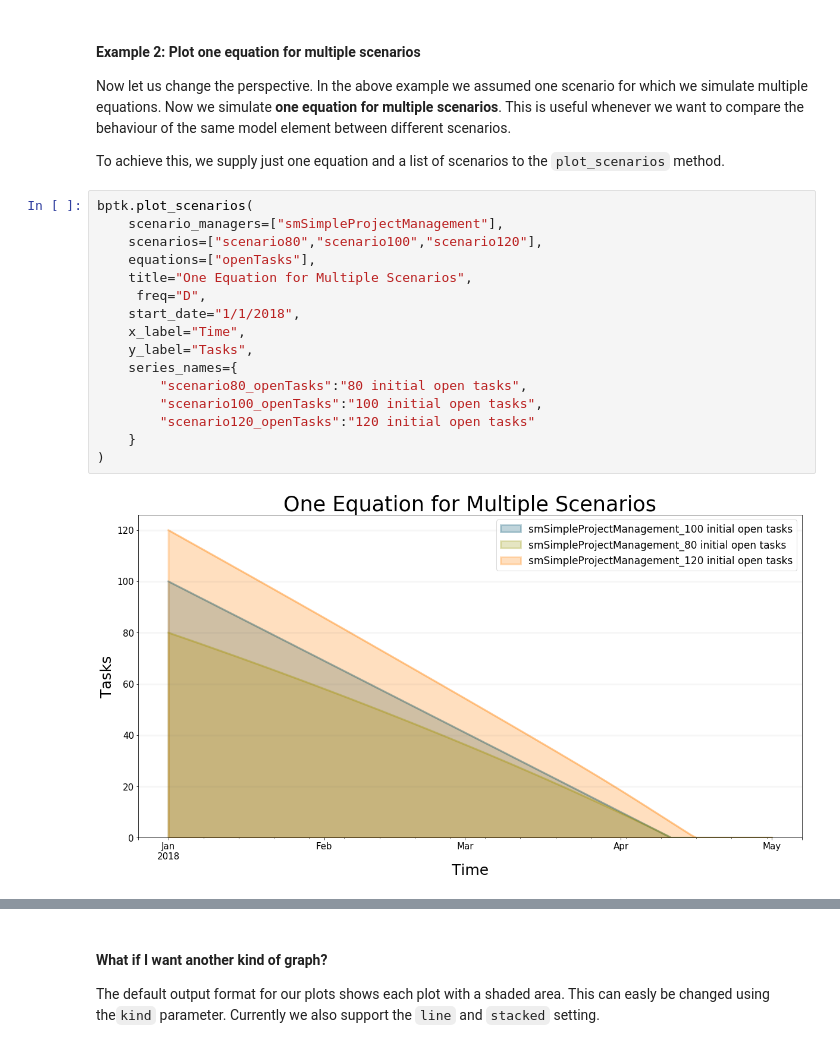
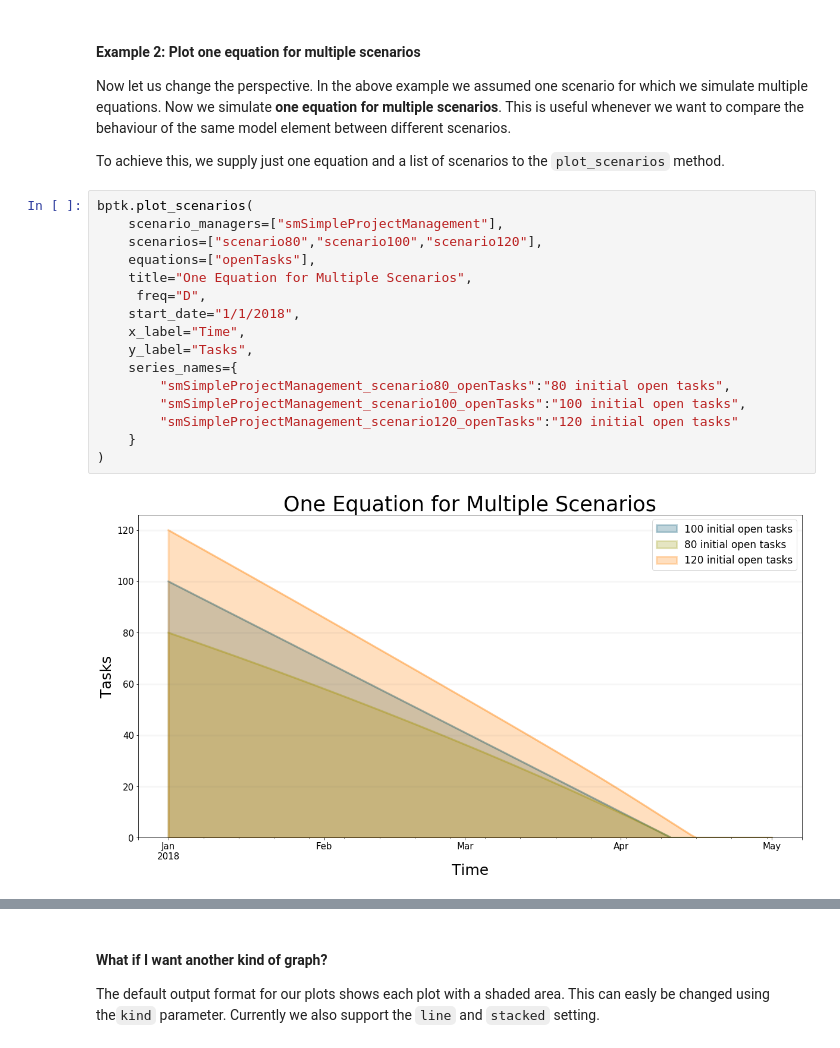
Before and after one commit to transentis/bptk_py_tutorial, a Jupyter notebook: bptk_py_introduction.ipynb, the cells around one changed output, grey strips where cells are left out. Cells and saved outputs as stored; diff of their text form.

```diff
--- a/bptk_py_introduction.ipynb
+++ b/bptk_py_introduction.ipynb
@@ -242,21 +242,21 @@ To achieve this, we supply just one equation and a list of scenarios to the `plo
 # %%
 bptk.plot_scenarios(
     scenario_managers=["smSimpleProjectManagement"],
     scenarios=["scenario80","scenario100","scenario120"],
     equations=["openTasks"],
     title="One Equation for Multiple Scenarios",
      freq="D",
     start_date="1/1/2018",
     x_label="Time",
     y_label="Tasks",
     series_names={
-        "scenario80_openTasks":"80 initial open tasks",
-        "scenario100_openTasks":"100 initial open tasks",
-        "scenario120_openTasks":"120 initial open tasks"
+        "smSimpleProjectManagement_scenario80_openTasks":"80 initial open tasks",
+        "smSimpleProjectManagement_scenario100_openTasks":"100 initial open tasks",
+        "smSimpleProjectManagement_scenario120_openTasks":"120 initial open tasks"
     }
 )
 # %% [output]
-[figure, old version]
+[figure, new version]
 # %%
 bptk.plot_scenarios(
     scenario_managers=["smSimpleProjectManagement"],
```
Also changed, not shown: parts of 18 cells of this notebook, 5 other files.
